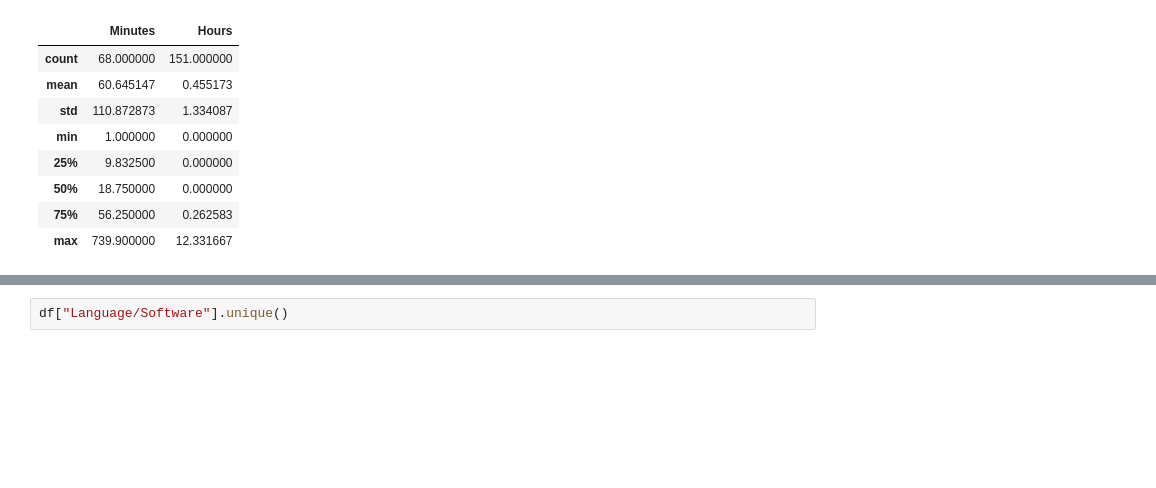
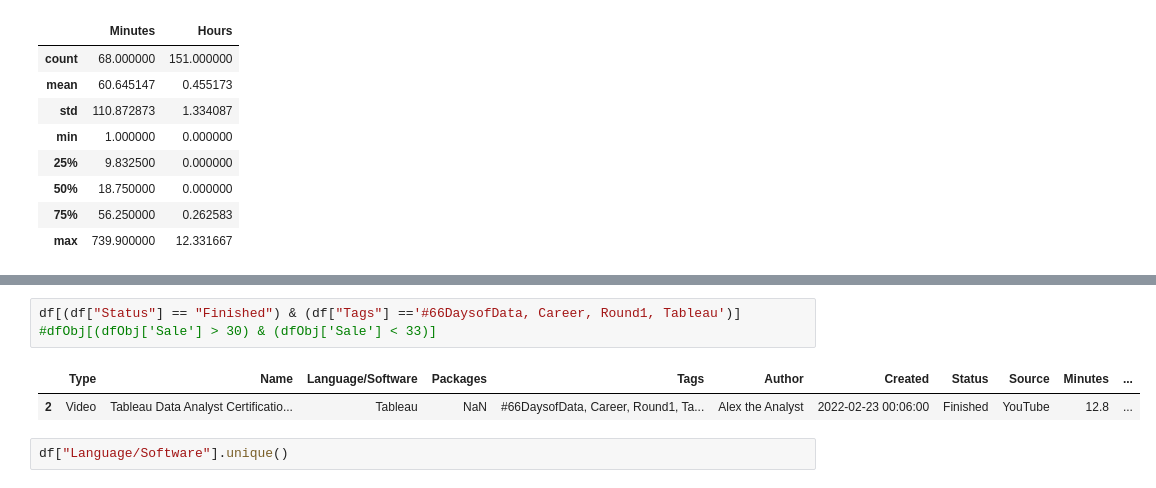
Before and after one commit to franco3x/Notion-66-Days-of-Data, a Jupyter notebook: Notion 66 Days of Data.ipynb, the cells around one changed output, grey strips where cells are left out. Drawn from its saved outputs; the diff is of its cells as text; blank space fills up the shorter version.

```diff
--- a/Notion 66 Days of Data.ipynb
+++ b/Notion 66 Days of Data.ipynb
@@ -276,6 +276,12 @@ df.head(3)
 | 0 | Course | Cleaning Data in Python | Python | NaN | NaN | NaN | 2022-02-23 23:22:00 | Not Started | DataCamp | 240.0 | ... |
 | 1 | Course | Intermediate Importing Data in Py... | Python | BeautifulSoup, Tweepy, json, request | #66DaysofData, APIs, Importing Da... | NaN | 2022-02-23 00:18:00 | Finished | DataCamp | 180.0 | ... |
 | 2 | Video | Tableau Data Analyst Certificatio... | Tableau | NaN | #66DaysofData, Career, Round1, Ta... | Alex the Analyst | 2022-02-23 00:06:00 | Finished | YouTube | 12.8 | ... |
+# %%
+df[(df["Status"] == "Finished") & (df["Tags"] =='#66DaysofData, Career, Round1, Tableau')]
+#dfObj[(dfObj['Sale'] > 30) & (dfObj['Sale'] < 33)]
+# %% [output]
+|  | Type | Name | Language/Software | Packages | Tags | Author | Created | Status | Source | Minutes | ... |
+| 2 | Video | Tableau Data Analyst Certificatio... | Tableau | NaN | #66DaysofData, Career, Round1, Ta... | Alex the Analyst | 2022-02-23 00:06:00 | Finished | YouTube | 12.8 | ... |
 # %%
 df["Language/Software"].unique()
 # %% [output]
```
Also changed, not shown: parts of 2 cells of this notebook, 1 other file.
